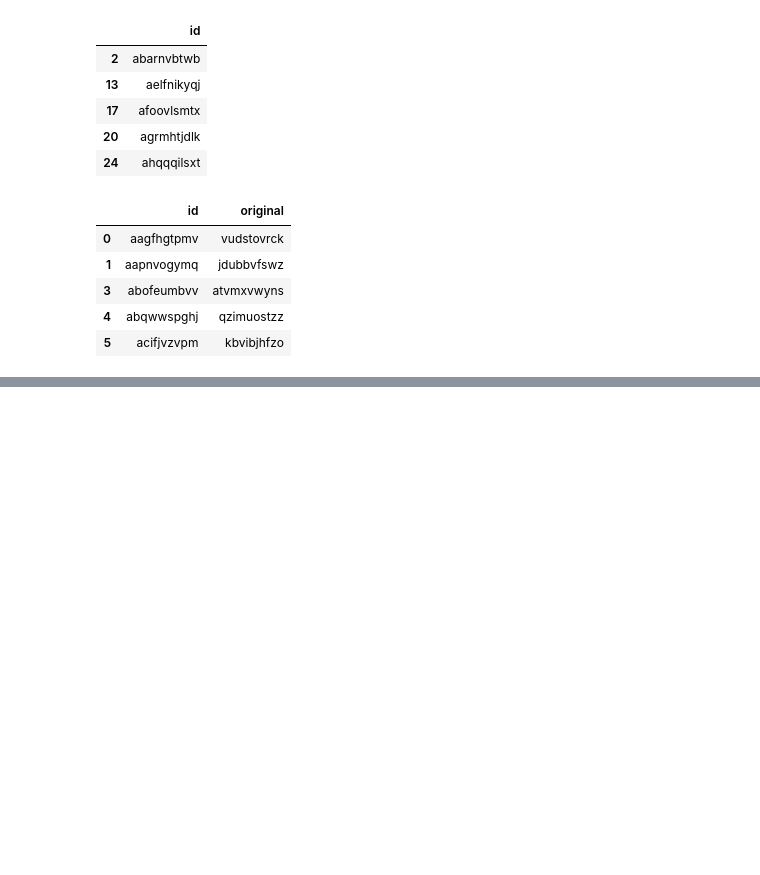
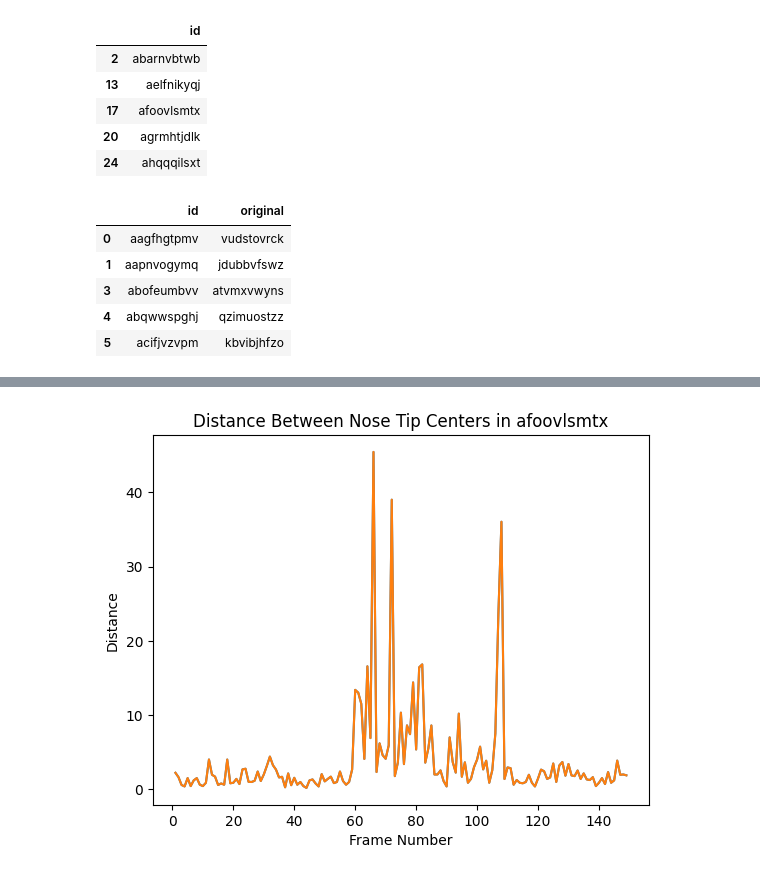
Before and after one commit to belalmn/Deepfake-Detection-Capstone, a Jupyter notebook: sandbox.ipynb, the cells around one changed output, grey strips where cells are left out. Saved outputs shown, nothing was run; the diff lists cells and outputs as text; code cells hidden in the pictures; blank space fills up the shorter version.

```diff
--- a/sandbox.ipynb
+++ b/sandbox.ipynb
@@ -74,0 +67,4 @@ original_video.drawFaceLandmarkDifference(1, fake_video)
+# %%
+original_video.graphFeatureDistance("nose_tip")
+# %% [output]
+[figure, added]
```
Also changed, not shown: parts of 26 cells of this notebook, 5 other files.
